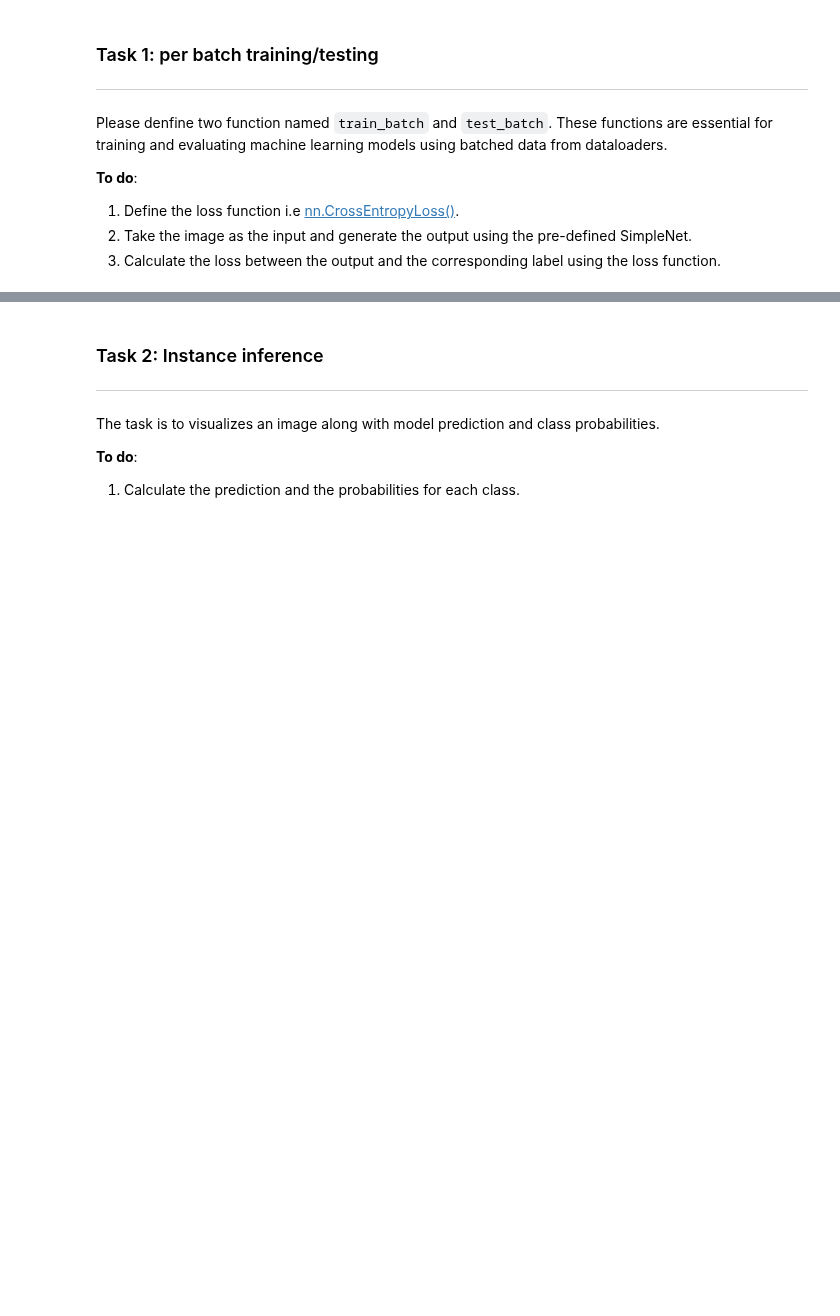
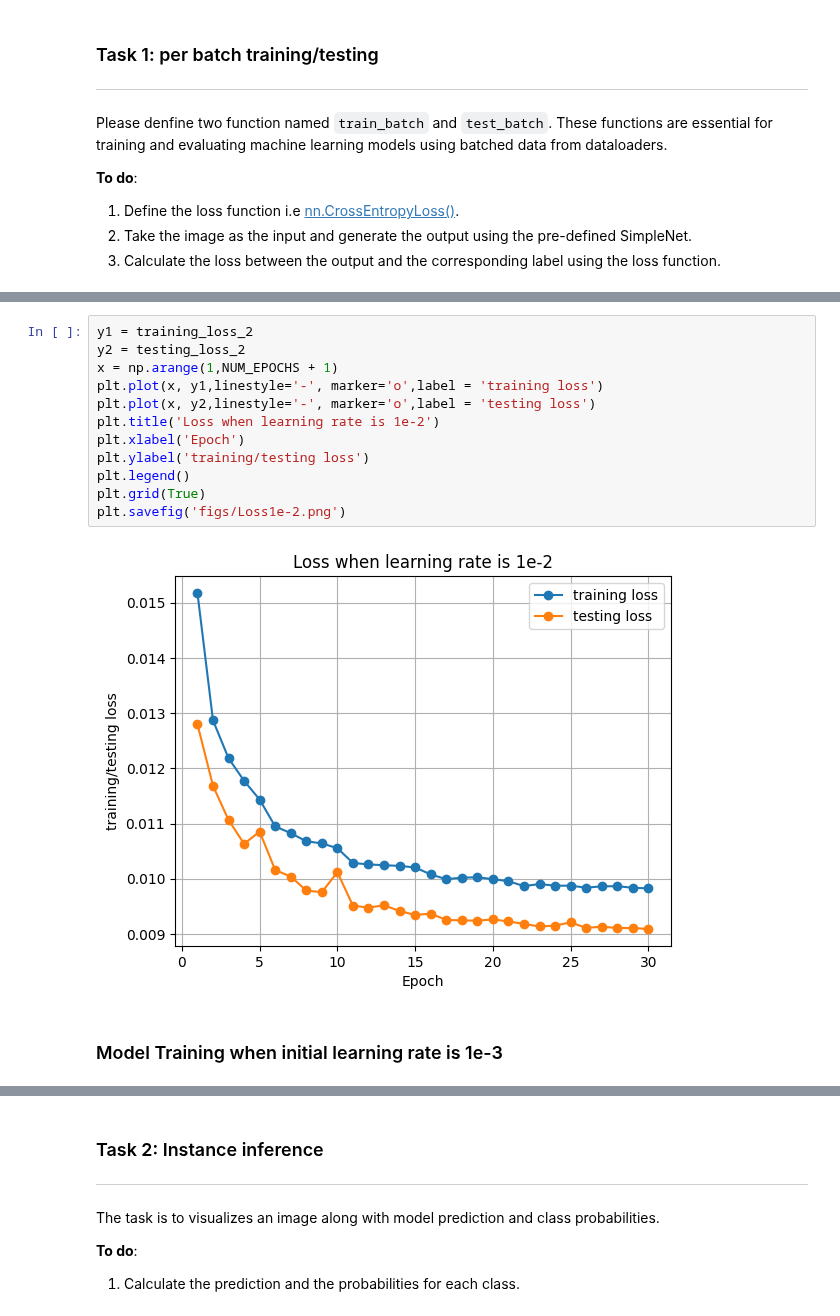
Before and after one commit to SustechSTA303/STA303-Assignment01, a Jupyter notebook: Assignment01.ipynb, the cells around one changed output, grey strips where cells are left out. Cells and saved outputs as stored; diff of their text form; blank space fills up the shorter version.

```diff
--- a/Assignment01.ipynb
+++ b/Assignment01.ipynb
@@ -256,0 +458,16 @@ for epoch in range(NUM_EPOCHS):
+# %%
+y1 = training_loss_2
+y2 = testing_loss_2
+x = np.arange(1,NUM_EPOCHS + 1)
+plt.plot(x, y1,linestyle='-', marker='o',label = 'training loss')
+plt.plot(x, y2,linestyle='-', marker='o',label = 'testing loss')
+plt.title('Loss when learning rate is 1e-2')
+plt.xlabel('Epoch')
+plt.ylabel('training/testing loss')
+plt.legend()
+plt.grid(True)
+plt.savefig('figs/Loss1e-2.png')
+# %% [output]
+[figure, added]
+# %% [markdown]
+### Model Training when initial learning rate is 1e-3
```
Also changed, not shown: parts of 25 cells of this notebook, 8 other files.
